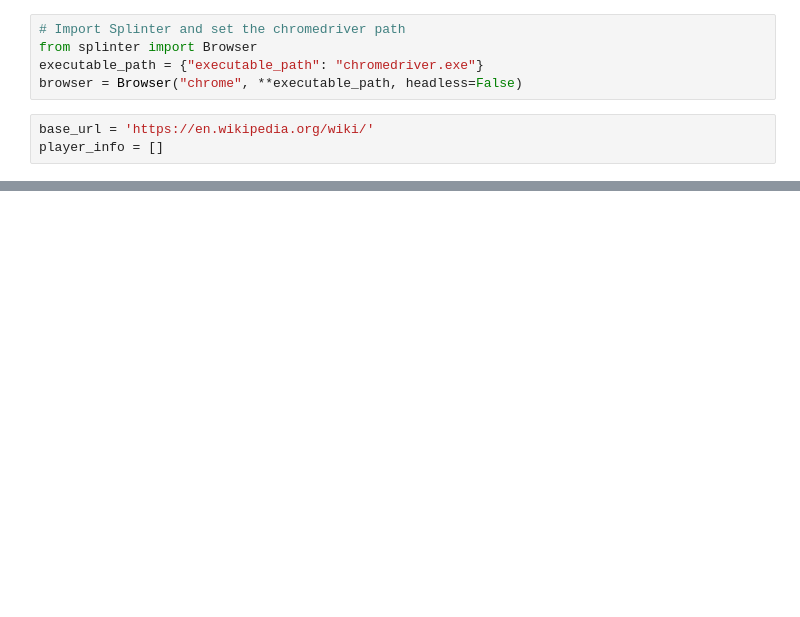
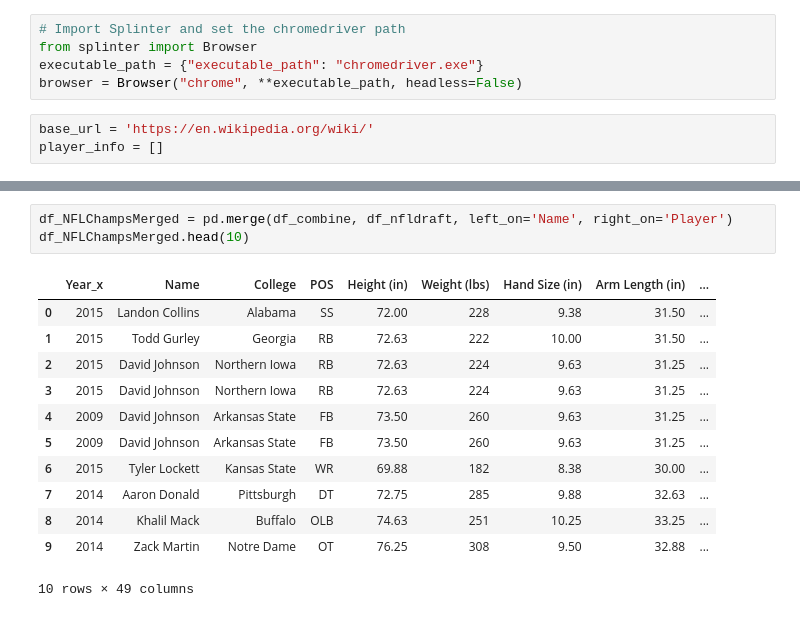
Before and after one commit to maheshws/NFLDataAnalysis, a Jupyter notebook: NFLPlayerInformation.ipynb, the cells around one changed output, grey strips where cells are left out. Saved outputs shown, nothing was run; the diff lists cells and outputs as text; blank space fills up the shorter version.

```diff
--- a/NFLPlayerInformation.ipynb
+++ b/NFLPlayerInformation.ipynb
@@ -72,0 +82,16 @@ exception
+# %%
+df_NFLChampsMerged = pd.merge(df_combine, df_nfldraft, left_on='Name', right_on='Player')
+df_NFLChampsMerged.head(10)
+# %% [output]
+|  | Year_x | Name | College | POS | Height (in) | Weight (lbs) | Hand Size (in) | Arm Length (in) | ... |
+| 0 | 2015 | Landon Collins | Alabama | SS | 72.00 | 228 | 9.38 | 31.50 | ... |
+| 1 | 2015 | Todd Gurley | Georgia | RB | 72.63 | 222 | 10.00 | 31.50 | ... |
+| 2 | 2015 | David Johnson | Northern Iowa | RB | 72.63 | 224 | 9.63 | 31.25 | ... |
+| 3 | 2015 | David Johnson | Northern Iowa | RB | 72.63 | 224 | 9.63 | 31.25 | ... |
+| 4 | 2009 | David Johnson | Arkansas State | FB | 73.50 | 260 | 9.63 | 31.25 | ... |
+| 5 | 2009 | David Johnson | Arkansas State | FB | 73.50 | 260 | 9.63 | 31.25 | ... |
+| 6 | 2015 | Tyler Lockett | Kansas State | WR | 69.88 | 182 | 8.38 | 30.00 | ... |
+| 7 | 2014 | Aaron Donald | Pittsburgh | DT | 72.75 | 285 | 9.88 | 32.63 | ... |
+| 8 | 2014 | Khalil Mack | Buffalo | OLB | 74.63 | 251 | 10.25 | 33.25 | ... |
+| 9 | 2014 | Zack Martin | Notre Dame | OT | 76.25 | 308 | 9.50 | 32.88 | ... |
+10 rows × 49 columns
```
Also changed, not shown: parts of 13 cells of this notebook.
